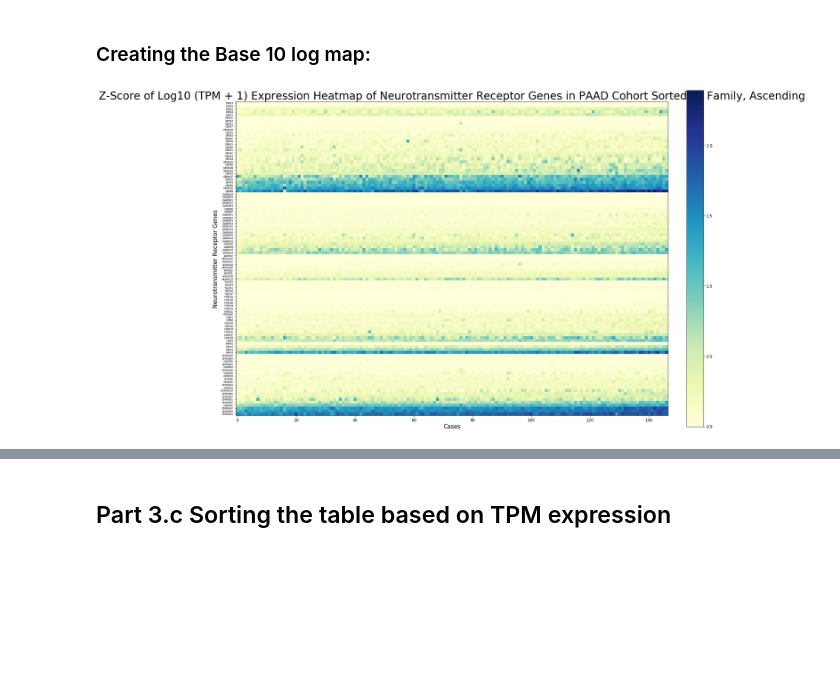
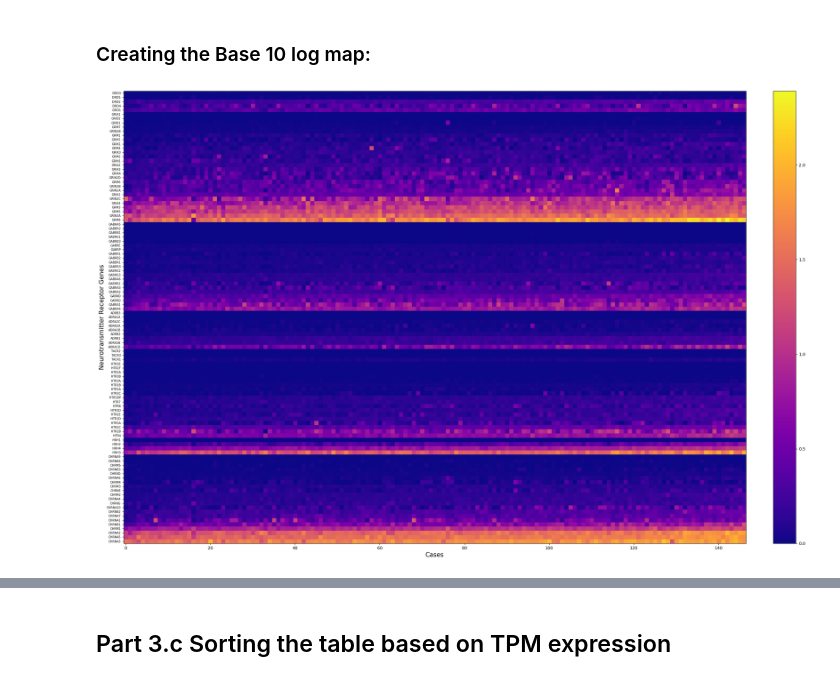
Before and after one commit to sophiaho/broad-work, a Jupyter notebook: cancer_expression_heatmap.ipynb, the cells around one changed output, grey strips where cells are left out. Saved outputs shown, nothing was run; the diff lists cells and outputs as text; code cells hidden in the pictures; blank space fills up the shorter version.

```diff
--- a/cancer_expression_heatmap.ipynb
+++ b/cancer_expression_heatmap.ipynb
@@ -647,6 +647,6 @@ draw_expression_log_heatmap(rnaseq_tpm, rnaseq_tpm['hgnc_symbol'].tolist(), 'nat
 # %% [markdown]
 ### Creating the Base 10 log map:
 # %%
-draw_expression_log_heatmap(rnaseq_tpm, rnaseq_tpm['hgnc_symbol'].tolist(), 'base-10', 'Z-Score of Log10 (TPM + 1) Expression Heatmap of Neurotransmitter Receptor Genes in PAAD Cohort Sorted by Family, Ascending', True, True, 'YlGnBu', 24, 16)
+draw_expression_log_heatmap(rnaseq_tpm, rnaseq_tpm['hgnc_symbol'].tolist(), 'base-10', 'Z-Score of Log10 (TPM + 1) Expression Heatmap of Neurotransmitter Receptor Genes in PAAD Cohort Sorted by Family, Ascending', True, True, 'plasma', 24, 16)
 # %% [output]
-[figure, old version]
+[figure, new version]
```
Also changed, not shown: parts of 6 cells of this notebook, 1 other file.
